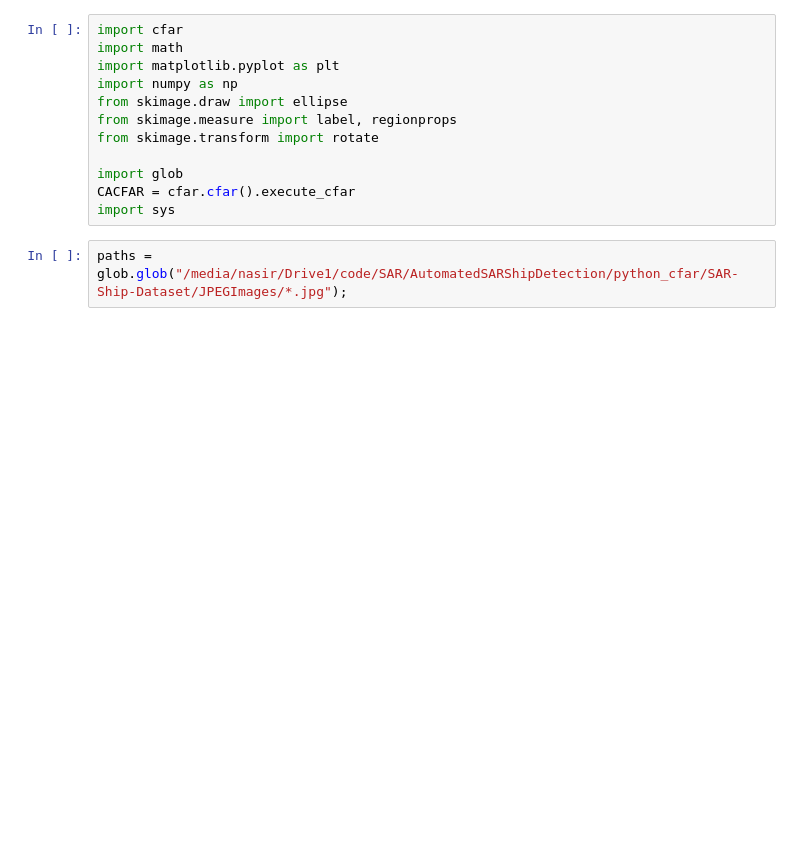
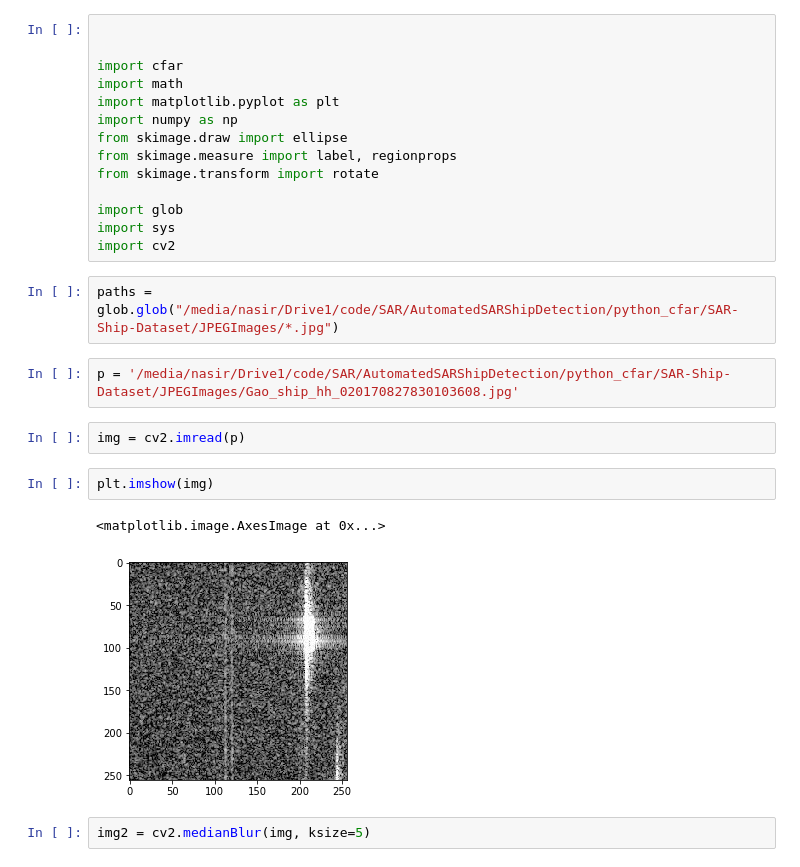
Before and after one commit to nasir6/py_cfar, a Jupyter notebook: run_cfar.ipynb, the cells around one changed output. Drawn from its saved outputs; the diff is of its cells as text; blank space fills up the shorter version.

```diff
--- a/run_cfar.ipynb
+++ b/run_cfar.ipynb
@@ -1,4 +1,6 @@
 # %%
+
+
 import cfar
 import math
 import matplotlib.pyplot as plt
@@ -8,7 +10,18 @@ from skimage.measure import label, regionprops
 from skimage.transform import rotate
 
 import glob
-CACFAR = cfar.cfar().execute_cfar
 import sys
+import cv2
 # %%
-paths = glob.glob("/media/nasir/Drive1/code/SAR/AutomatedSARShipDetection/python_cfar/SAR-Ship-Dataset/JPEGImages/*.jpg");
+paths = glob.glob("/media/nasir/Drive1/code/SAR/AutomatedSARShipDetection/python_cfar/SAR-Ship-Dataset/JPEGImages/*.jpg")
+# %%
+p = '/media/nasir/Drive1/code/SAR/AutomatedSARShipDetection/python_cfar/SAR-Ship-Dataset/JPEGImages/Gao_ship_hh_020170827830103608.jpg'
+# %%
+img = cv2.imread(p)
+# %%
+plt.imshow(img)
+# %% [output]
+<matplotlib.image.AxesImage at 0x...>
+[figure, added]
+# %%
+img2 = cv2.medianBlur(img, ksize=5)
```
Also changed, not shown: parts of 19 cells of this notebook, 6 other files.
